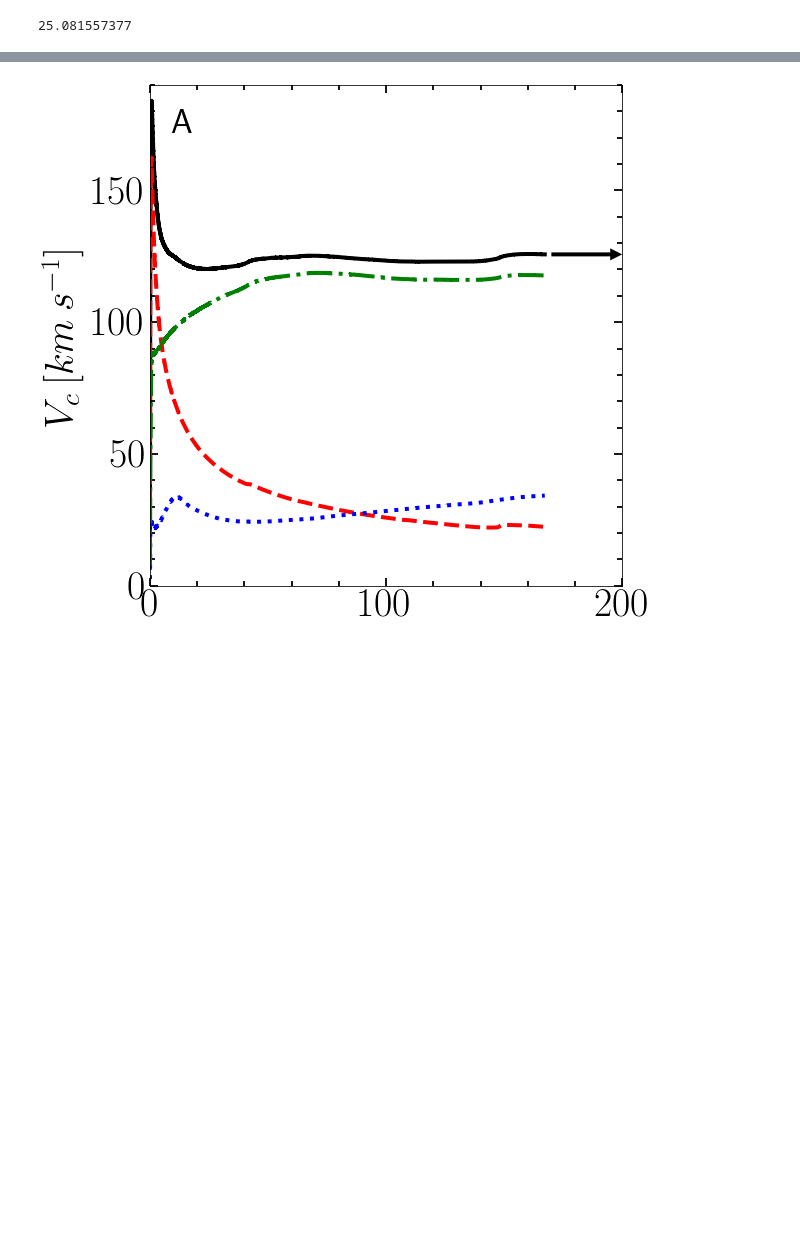
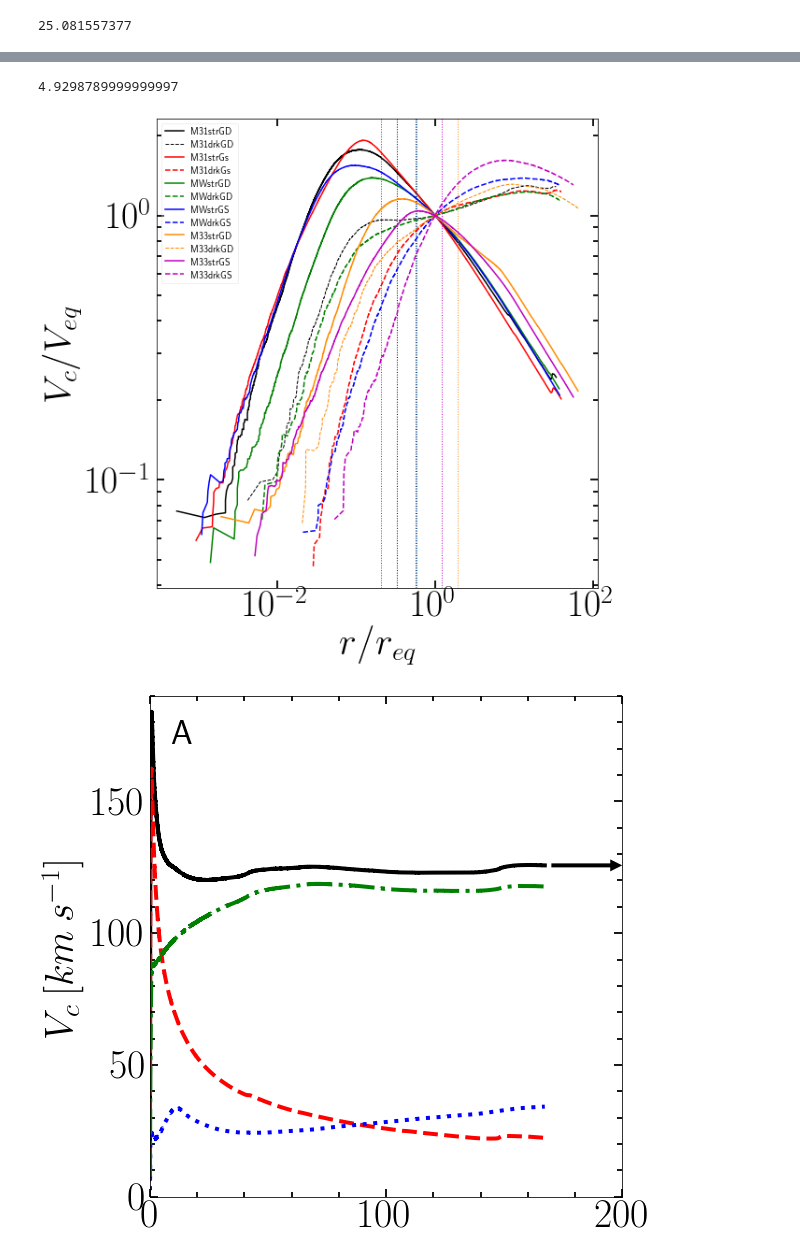
Before and after one commit to ornemarioni/Barras_GdGs, a Jupyter notebook: Barras_Gd/programs/Vcirc_simulaciones.ipynb, the cells around one changed output, grey strips where cells are left out. Drawn from its saved outputs; the diff is of its cells as text; code cells hidden in the pictures; blank space fills up the shorter version.

```diff
--- a/Barras_Gd/programs/Vcirc_simulaciones.ipynb
+++ b/Barras_Gd/programs/Vcirc_simulaciones.ipynb
@@ -590,3 +948,57 @@ plt.show()
+# %%
+mean(rstr_M31gd[np.where(rstr_M31gd>0.1)][mask])
+# %% [output]
+4.9298789999999997
+# %%
+fig, ax = plt.subplots(nrows=1, ncols=1, figsize=(8, 8))
+#                        gridspec_kw = {'height_ratios':[3,1,3,1]})
+fig.subplots_adjust(bottom=0.08, left =0.1, right = 0.92, top = 0.95, wspace=0., hspace= 0)
+
+# ax=fig.add_subplot(221)
+ax.plot(rstr_M31gd[np.where(Vstr_M31gd!=0)]/req_M31gd,Vstr_M31gd[np.where(Vstr_M31gd!=0)]/fstr_M31gd(req_M31gd),'-',lw=1.5, color='k', label ='M31strGD')
+ax.plot(rdrk_M31gd[np.where(Vdrk_M31gd!=0)]/req_M31gd,Vdrk_M31gd[np.where(Vdrk_M31gd!=0)]/fstr_M31gd(req_M31gd),'--',color='k', lw=1, label='M31drkGD')
+ax.axvline(r50_M31gd/req_M31gd,ymin=0,ymax=200, ls=':', color='k',lw=1)
+
+ax.plot(rstr_M31gs[np.where(Vstr_M31gs!=0)]/req_M31gs,Vstr_M31gs[np.where(Vstr_M31gs!=0)]/fstr_M31gs(req_M31gs),'-',lw=1.5, color='r', label ='M31strGs')
+ax.plot(rdrk_M31gs[np.where(Vdrk_M31gs!=0)]/req_M31gs,Vdrk_M31gs[np.where(Vdrk_M31gs!=0)]/fstr_M31gs(req_M31gs),'--',color='r', lw=1.5, label='M31drkGs')
+ax.axvline(r50_M31gs/req_M31gs,ymin=0,ymax=200, ls=':', color='r',lw=1)
+
+ax.plot(rstr_MWgd[np.where(Vstr_MWgd!=0)]/req_MWgd,Vstr_MWgd[np.where(Vstr_MWgd!=0)]/fstr_MWgd(req_MWgd),'-',lw=1.5, color='g', label ='MWstrGD')
+ax.plot(rdrk_MWgd[np.where(Vdrk_MWgd!=0)]/req_MWgd,Vdrk_MWgd[np.where(Vdrk_MWgd!=0)]/fstr_MWgd(req_MWgd),'--',color='g', lw=1.5, label='MWdrkGD')
+ax.axvline(r50_MWgd/req_MWgd,ymin=0,ymax=200, ls=':', color='g',lw=1)
+
+ax.plot(rstr_MWgs[np.where(Vstr_MWgs!=0)]/req_MWgs,Vstr_MWgs[np.where(Vstr_MWgs!=0)]/fstr_MWgs(req_MWgs),'-',lw=1.5, color='b', label ='MWstrGS')
+ax.plot(rdrk_MWgs[np.where(Vdrk_MWgs!=0)]/req_MWgs,Vdrk_MWgs[np.where(Vdrk_MWgs!=0)]/fstr_MWgs(req_MWgs),'--',color='b', lw=1.5, label='MWdrkGS')
+ax.axvline(r50_MWgs/req_MWgs,ymin=0,ymax=200, ls=':', color='b',lw=1)
+
+ax.plot(rstr_M33gd[np.where(Vstr_M33gd!=0)]/req_M33gd,Vstr_M33gd[np.where(Vstr_M33gd!=0)]/fstr_M33gd(req_M33gd),'-',lw=1.5, color='darkorange', label ='M33strGD')
+ax.plot(rdrk_M33gd[np.where(Vdrk_M33gd!=0)]/req_M33gd,Vdrk_M33gd[np.where(Vdrk_M33gd!=0)]/fstr_M33gd(req_M33gd),'--',color='darkorange', lw=1, label='M33drkGD')
+ax.axvline(r50_M33gd/req_M33gd,ymin=0,ymax=200, ls=':', color='darkorange',lw=1)
+
+ax.plot(rstr_M33gs[np.where(Vstr_M33gs!=0)]/req_M33gs,Vstr_M33gs[np.where(Vstr_M33gs!=0)]/fstr_M33gs(req_M33gs),'-',lw=1.5, color='m', label ='M33strGS')
+ax.plot(rdrk_M33gs[np.where(Vdrk_M33gs!=0)]/req_M33gs,Vdrk_M33gs[np.where(Vdrk_M33gs!=0)]/fstr_M33gs(req_M33gs),'--',color='m', lw=1.5, label='M33drkGS')
+ax.axvline(r50_M33gs/req_M33gs,ymin=0,ymax=200, ls=':', color='m',lw=1)
+
+ax.set_xscale('log')
+ax.set_yscale('log')
+
+# ax.text(18, 175, 'A', fontsize=35, color='k', ha='right', va='center')
+#plt.legend(handles=[total,stars,gas,drk],fontsize=18, frameon=False)
+# ax[0,0].set_xticklabels([])
+# ax[0,0].set_xticks([0,5,10,15])
+ax.set_ylabel(r'$V_{c}/V_{eq}$', fontsize=40)
+ax.set_xlabel(r'$r/r_{eq}$', fontsize=40)
+# ax.set_ylim(0,190)
+# ax.set_xlim(0,200)
+ax.minorticks_on()
+ax.tick_params( labelsize=40)
+ax.tick_params('both', length=5, width=1.8,which='minor', direction='in', right='on',top='on')
+ax.tick_params('both', length=8, width=1.8,which='major', direction='in', right='on',top='on')
+plt.legend(framealpha=0.3)
+
+plt.show()
+# %% [output]
+[figure, added]
 # %%
 # fig=plt.figure(1,figsize=(16,16))
 # fig.subplots_adjust(bottom=0.08, left =0.1, right = 0.95, top = 0.95, wspace=0., hspace= 0)
```
Also changed, not shown: parts of 11 cells of this notebook.
